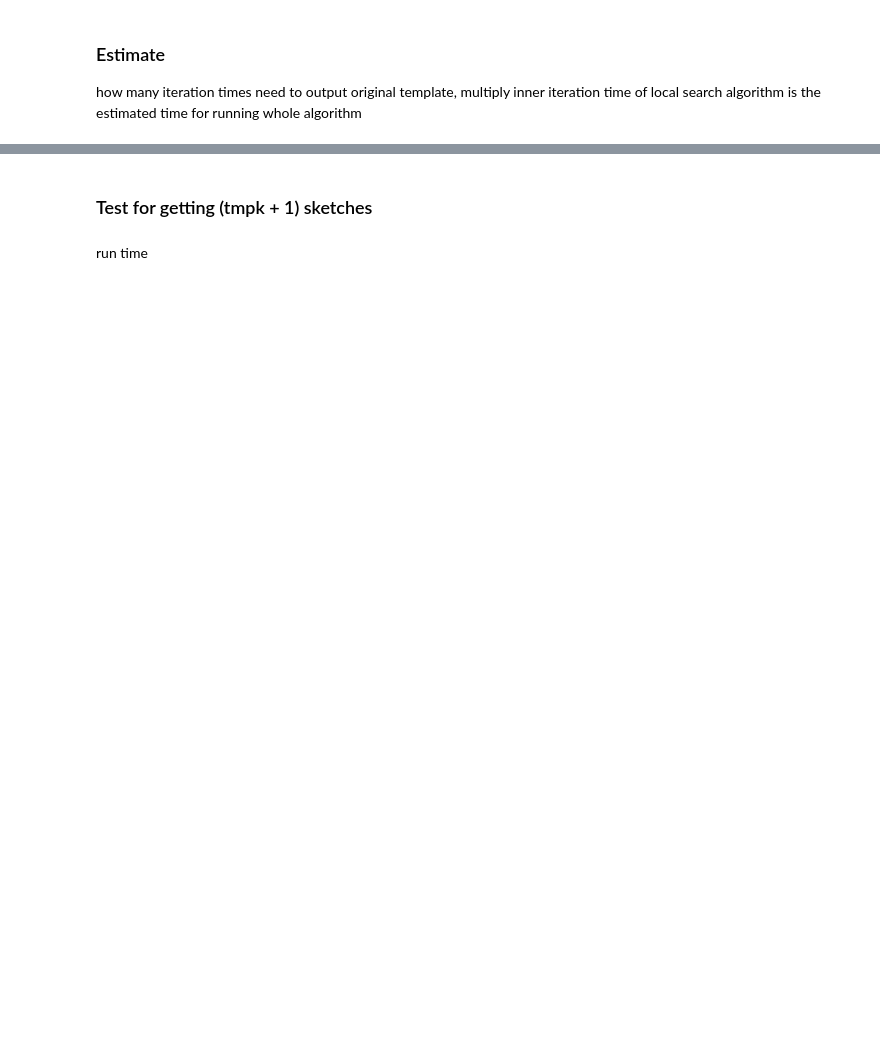
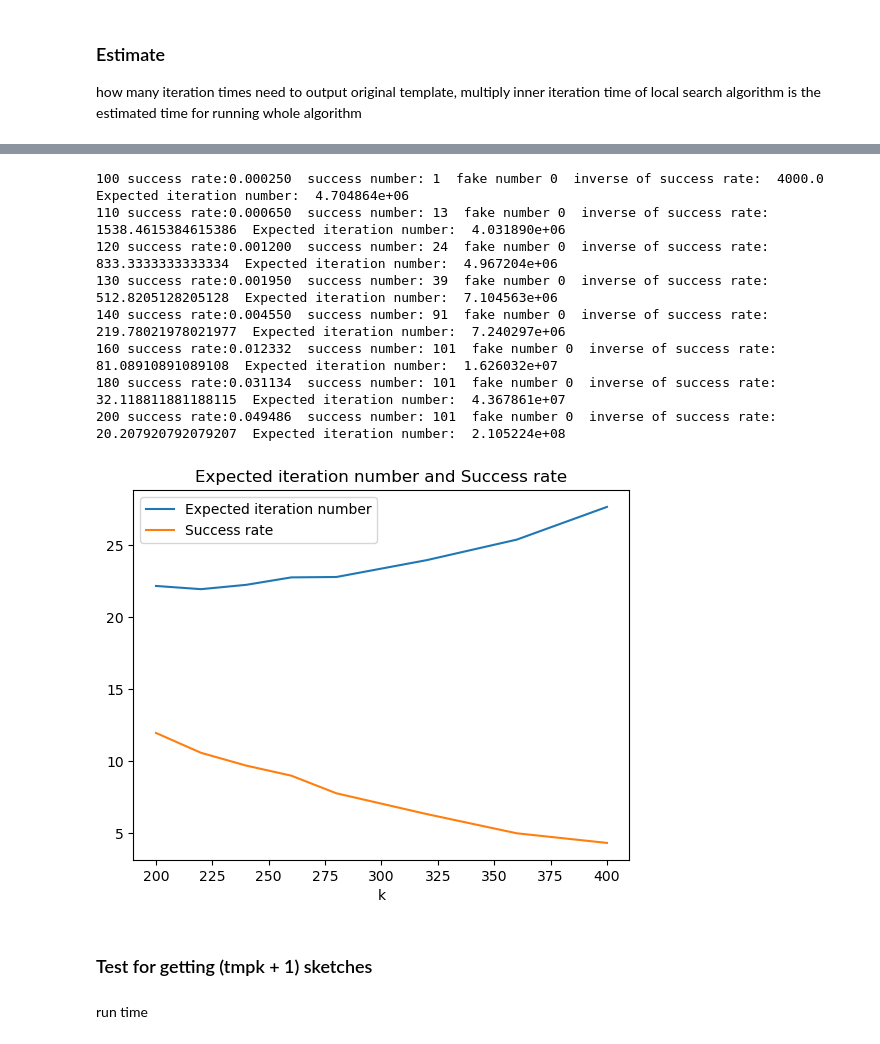
Before and after one commit to page0egap/probabilistic-linear-regression-attack-hypersphere-secure-sketch, a Jupyter notebook: local_search.ipynb, the cells around one changed output, grey strips where cells are left out. Saved outputs shown, nothing was run; the diff lists cells and outputs as text; code cells hidden in the pictures; blank space fills up the shorter version.

```diff
--- a/local_search.ipynb
+++ b/local_search.ipynb
@@ -239,14 +217,20 @@ import math
 
 # 0.035 -> 2.8 degrees; 0.07-> 5.6 degrees; 0.108 -> 8.6 degrees; 0.13 -> 11 degrees;
 # 0.18 -> 14 degrees; 0.25 -> 19 degrees; 0.35 -> 26 degrees; 0.4 -> 30 degrees; 0.5 -> 36 degrees;
-error_rate = 0.25
-for i in [90, 100, 110, 120, 130, 140, 150, 160, 170, 180, 190, 200, 210, 220, 230, 240, 250, 260]:
+error_rate = 0.6
+for i in [90, 100, 110, 120, 130, 140, 150, 160, 170, 180, 190, 200, 210, 220, 230, 240, 250, 260, 280, 290, 300, 310, 320, 330, 340, 350, 400]:
     threshold_array = []
-    if os.path.exists("data_with_noise_3_history/threshold_array_{}_{}_success_num_run_time.npy".format(i, error_rate)):
-        results = np.load("data_with_noise_3_history/threshold_array_{}_{}_success_num_run_time.npy".format(i, error_rate))
+    if os.path.exists("data_with_noise_3/threshold_array_{}_{}_success_num_run_time.npy".format(i, error_rate)):
+        results = np.load("data_with_noise_3/threshold_array_{}_{}_success_num_run_time.npy".format(i, error_rate))
         success_num = results[0]
         run_time = results[1]
+        fake_num = 0 if len(results) <= 2 else results[2]
         whole_run_num = run_time
-        if success_num == 0: continue
-        print("{}".format(i), "success rate:{:.6f}".format(success_num / whole_run_num), " success number:", success_num, " inverse of success rate: ", whole_run_num / success_num, " Expected iteration number: ", math.ceil(whole_run_num / success_num * 2 ** (subset_n_a_k(512, 16, i) * 2)))
+        if success_num == 0:
+            inverse_off_success_rate = 0
+            expected_run_times = 0
+        else:
+            inverse_off_success_rate = whole_run_num / success_num
+            expected_run_times = math.ceil(whole_run_num / success_num * 2 ** (subset_n_a_k(512, 16, i) * 2))
+        print("{}".format(i), "success rate:{:.6f}".format(success_num / whole_run_num), " success number:", success_num, " fake number", fake_num, " inverse of success rate: ", inverse_off_success_rate, " Expected iteration number: ", "{:.6e}".format(expected_run_times))
         continue
@@ -253,3 +248,55 @@ for i in [90, 100, 110, 120, 130, 140, 150, 160, 170, 180, 190, 200, 210, 220, 2
+# %%
+import numpy as np
+import os
+import math
+
+# 0.035 -> 2.8 degrees; 0.07-> 5.6 degrees; 0.108 -> 8.6 degrees; 0.13 -> 11 degrees;
+# 0.18 -> 14 degrees; 0.25 -> 19 degrees; 0.35 -> 26 degrees; 0.4 -> 30 degrees; 0.5 -> 36 degrees;
+error_rate = 0.0
+k_vec = []
+expected_run_times_vec = []
+success_prob_vec = []
+for i in [90, 100, 110, 120, 130, 140, 150, 160, 170, 180, 190, 200, 210, 220, 230, 240, 250, 260, 280, 290, 300, 310, 320, 330, 340, 350, 400]:
+    threshold_array = []
+    if os.path.exists("data_with_noise_3/threshold_array_{}_{}_success_num_run_time.npy".format(i, error_rate)):
+        results = np.load("data_with_noise_3/threshold_array_{}_{}_success_num_run_time.npy".format(i, error_rate))
+        success_num = results[0]
+        run_time = results[1]
+        fake_num = 0 if len(results) <= 2 else results[2]
+        whole_run_num = run_time
+        if success_num == 0:
+            inverse_off_success_rate = 0
+            expected_run_times = 0
+            continue
+        else:
+            inverse_off_success_rate = whole_run_num / success_num
+            expected_run_times = math.ceil(whole_run_num / success_num * 2 ** (subset_n_a_k(512, 16, i) * 2))
+        k_vec.append(i*2)
+        expected_run_times_vec.append(expected_run_times)
+        success_prob_vec.append(success_num / whole_run_num)
+        print("{}".format(i), "success rate:{:.6f}".format(success_num / whole_run_num), " success number:", success_num, " fake number", fake_num, " inverse of success rate: ", inverse_off_success_rate, " Expected iteration number: ", "{:.6e}".format(expected_run_times))
+        continue
+
+import matplotlib.pyplot as plt
+log2_expected_run_times_vec = np.log2(np.array(expected_run_times_vec, dtype=np.float64))
+log2_success_prob_vec = -np.log2(np.array(success_prob_vec, dtype=np.float64))
+# 画两条线
+plt.plot(k_vec, log2_expected_run_times_vec, label='Expected iteration number')
+plt.plot(k_vec, log2_success_prob_vec, label='Success rate')
+plt.xlabel('k')
+plt.title('Expected iteration number and Success rate')
+plt.legend()
+plt.show()
+# %% [output]
+100 success rate:0.000250  success number: 1  fake number 0  inverse of success rate:  4000.0  Expected iteration number:  4.704864e+06
+110 success rate:0.000650  success number: 13  fake number 0  inverse of success rate:  1538.4615384615386  Expected iteration number:  4.031890e+06
+120 success rate:0.001200  success number: 24  fake number 0  inverse of success rate:  833.3333333333334  Expected iteration number:  4.967204e+06
+130 success rate:0.001950  success number: 39  fake number 0  inverse of success rate:  512.8205128205128  Expected iteration number:  7.104563e+06
+140 success rate:0.004550  success number: 91  fake number 0  inverse of success rate:  219.78021978021977  Expected iteration number:  7.240297e+06
+160 success rate:0.012332  success number: 101  fake number 0  inverse of success rate:  81.08910891089108  Expected iteration number:  1.626032e+07
+180 success rate:0.031134  success number: 101  fake number 0  inverse of success rate:  32.118811881188115  Expected iteration number:  4.367861e+07
+200 success rate:0.049486  success number: 101  fake number 0  inverse of success rate:  20.207920792079207  Expected iteration number:  2.105224e+08
+[figure, added]
 # %% [markdown]
 ###  Test for getting (tmpk + 1) sketches
 # %% [markdown]
```
Also changed, not shown: parts of 9 cells of this notebook, 59 other files.
